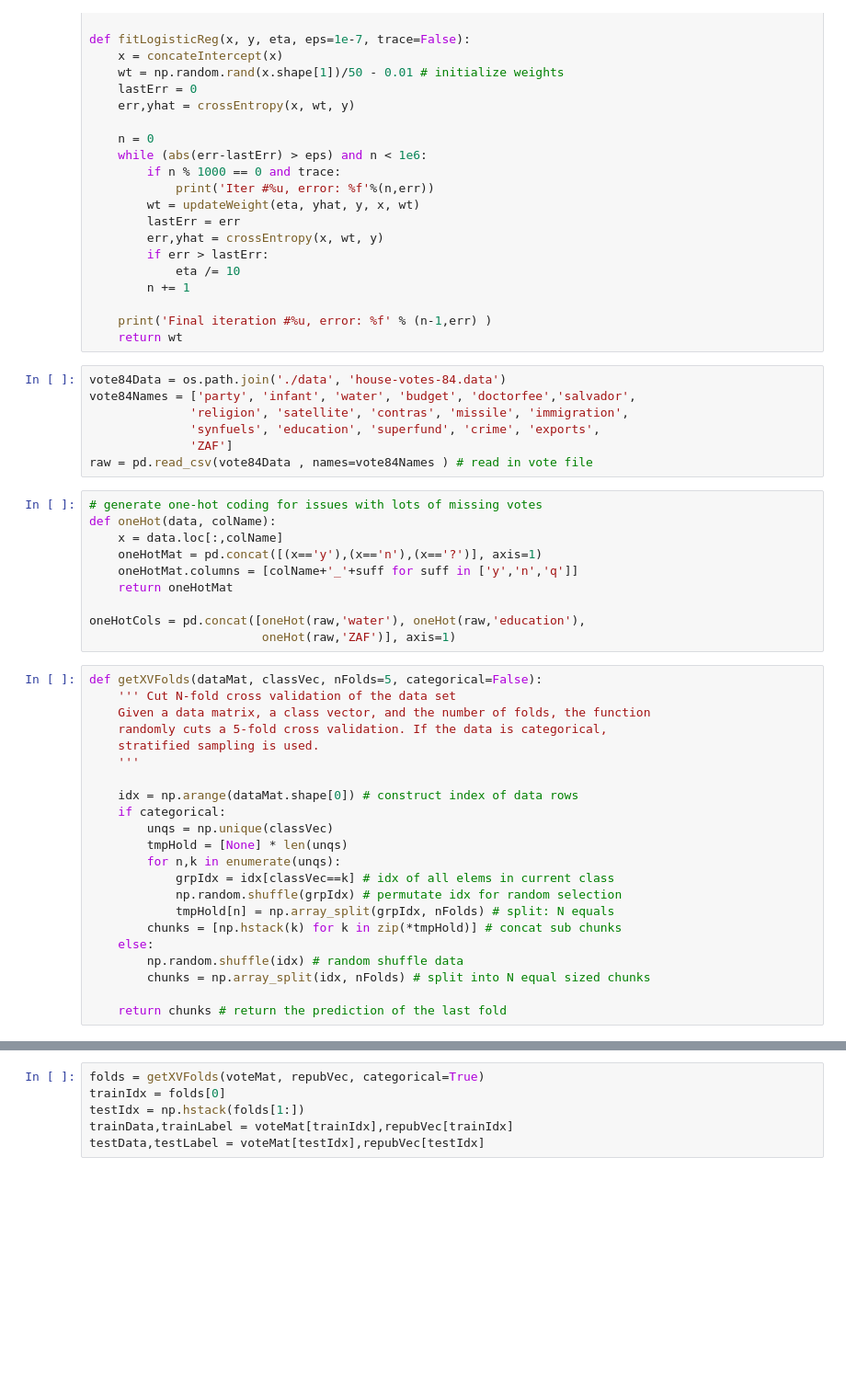
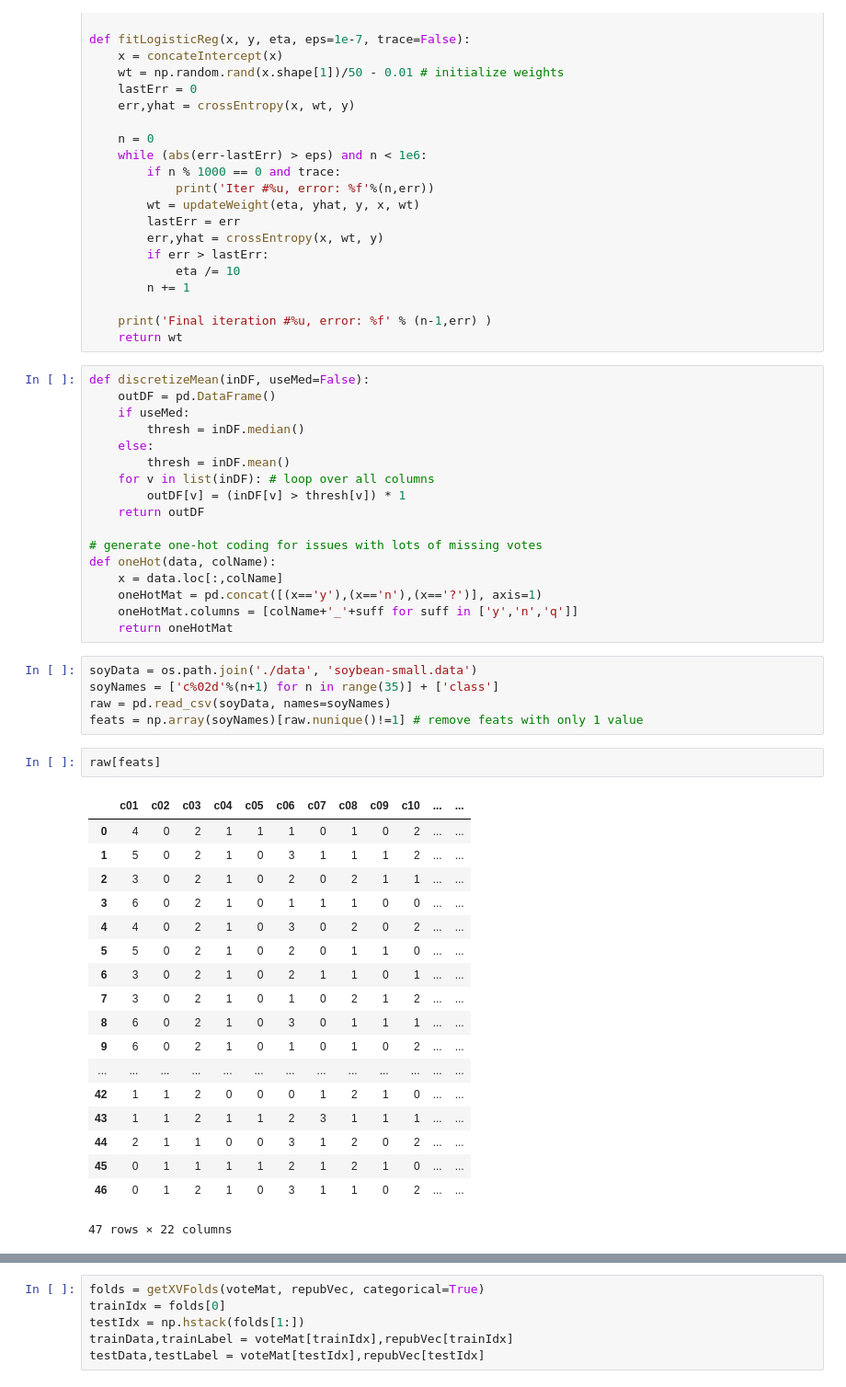
Before and after one commit to dchoi1357/JHU_Misc, a Jupyter notebook: MachineLearning/Program05/Untitled.ipynb, the cells around one changed output, grey strips where cells are left out. Shown: that part at 92% size. Cells and saved outputs as stored; diff of their text form; blank space fills up the shorter version.

```diff
--- a/MachineLearning/Program05/Untitled.ipynb
+++ b/MachineLearning/Program05/Untitled.ipynb
@@ -37,43 +38,47 @@ def fitLogisticReg(x, y, eta, eps=1e-7, trace=False):
 
     print('Final iteration #%u, error: %f' % (n-1,err) )
     return wt
-# %%
-vote84Data = os.path.join('./data', 'house-votes-84.data')
-vote84Names = ['party', 'infant', 'water', 'budget', 'doctorfee','salvador',
-              'religion', 'satellite', 'contras', 'missile', 'immigration',
-              'synfuels', 'education', 'superfund', 'crime', 'exports',
-              'ZAF']
-raw = pd.read_csv(vote84Data , names=vote84Names ) # read in vote file
 # %%
+def discretizeMean(inDF, useMed=False):
+    outDF = pd.DataFrame()
+    if useMed:
+        thresh = inDF.median()
+    else:
+        thresh = inDF.mean()
+    for v in list(inDF): # loop over all columns
+        outDF[v] = (inDF[v] > thresh[v]) * 1
+    return outDF
+
 # generate one-hot coding for issues with lots of missing votes
 def oneHot(data, colName):
     x = data.loc[:,colName]
     oneHotMat = pd.concat([(x=='y'),(x=='n'),(x=='?')], axis=1)
     oneHotMat.columns = [colName+'_'+suff for suff in ['y','n','q']]
     return oneHotMat
-
-oneHotCols = pd.concat([oneHot(raw,'water'), oneHot(raw,'education'),
-                        oneHot(raw,'ZAF')], axis=1)
-# %%
-def getXVFolds(dataMat, classVec, nFolds=5, categorical=False):
-    ''' Cut N-fold cross validation of the data set
-    Given a data matrix, a class vector, and the number of folds, the function
-    randomly cuts a 5-fold cross validation. If the data is categorical,
-    stratified sampling is used.
-    '''
-
-    idx = np.arange(dataMat.shape[0]) # construct index of data rows
-    if categorical:
-        unqs = np.unique(classVec)
-        tmpHold = [None] * len(unqs)
-        for n,k in enumerate(unqs):
-            grpIdx = idx[classVec==k] # idx of all elems in current class
-            np.random.shuffle(grpIdx) # permutate idx for random selection
-            tmpHold[n] = np.array_split(grpIdx, nFolds) # split: N equals
-        chunks = [np.hstack(k) for k in zip(*tmpHold)] # concat sub chunks
-    else:
-        np.random.shuffle(idx) # random shuffle data
-        chunks = np.array_split(idx, nFolds) # split into N equal sized chunks
-
-    return chunks # return the prediction of the last fold
+# %%
+soyData = os.path.join('./data', 'soybean-small.data')
+soyNames = ['c%02d'%(n+1) for n in range(35)] + ['class']
+raw = pd.read_csv(soyData, names=soyNames)
+feats = np.array(soyNames)[raw.nunique()!=1] # remove feats with only 1 value
+# %%
+raw[feats]
+# %% [output]
+|  | c01 | c02 | c03 | c04 | c05 | c06 | c07 | c08 | c09 | c10 | ... | ... |
+| 0 | 4 | 0 | 2 | 1 | 1 | 1 | 0 | 1 | 0 | 2 | ... | ... |
+| 1 | 5 | 0 | 2 | 1 | 0 | 3 | 1 | 1 | 1 | 2 | ... | ... |
+| 2 | 3 | 0 | 2 | 1 | 0 | 2 | 0 | 2 | 1 | 1 | ... | ... |
+| 3 | 6 | 0 | 2 | 1 | 0 | 1 | 1 | 1 | 0 | 0 | ... | ... |
+| 4 | 4 | 0 | 2 | 1 | 0 | 3 | 0 | 2 | 0 | 2 | ... | ... |
+| 5 | 5 | 0 | 2 | 1 | 0 | 2 | 0 | 1 | 1 | 0 | ... | ... |
+| 6 | 3 | 0 | 2 | 1 | 0 | 2 | 1 | 1 | 0 | 1 | ... | ... |
+| 7 | 3 | 0 | 2 | 1 | 0 | 1 | 0 | 2 | 1 | 2 | ... | ... |
+| 8 | 6 | 0 | 2 | 1 | 0 | 3 | 0 | 1 | 1 | 1 | ... | ... |
+| 9 | 6 | 0 | 2 | 1 | 0 | 1 | 0 | 1 | 0 | 2 | ... | ... |
+| ... | ... | ... | ... | ... | ... | ... | ... | ... | ... | ... | ... | ... |
+| 42 | 1 | 1 | 2 | 0 | 0 | 0 | 1 | 2 | 1 | 0 | ... | ... |
+| 43 | 1 | 1 | 2 | 1 | 1 | 2 | 3 | 1 | 1 | 1 | ... | ... |
+| 44 | 2 | 1 | 1 | 0 | 0 | 3 | 1 | 2 | 0 | 2 | ... | ... |
+| 45 | 0 | 1 | 1 | 1 | 1 | 2 | 1 | 2 | 1 | 0 | ... | ... |
+| 46 | 0 | 1 | 2 | 1 | 0 | 3 | 1 | 1 | 0 | 2 | ... | ... |
+47 rows × 22 columns
 # %%
```
Also changed, not shown: parts of 4 cells of this notebook, 2 other files.
